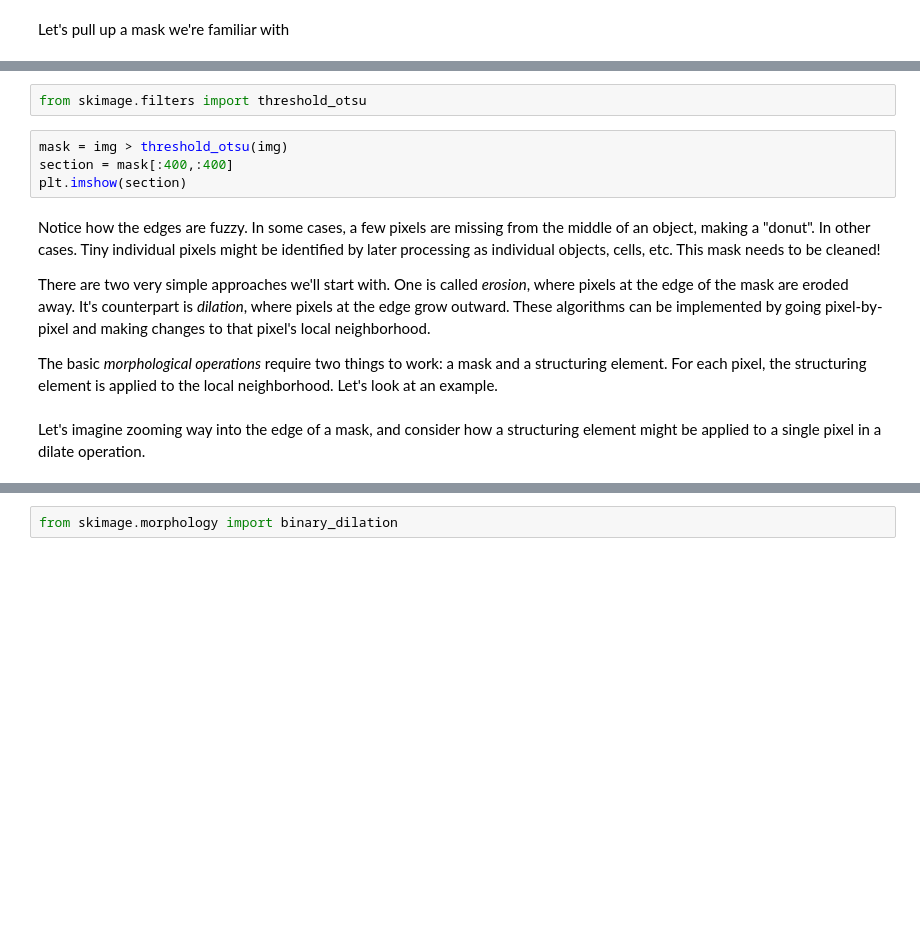
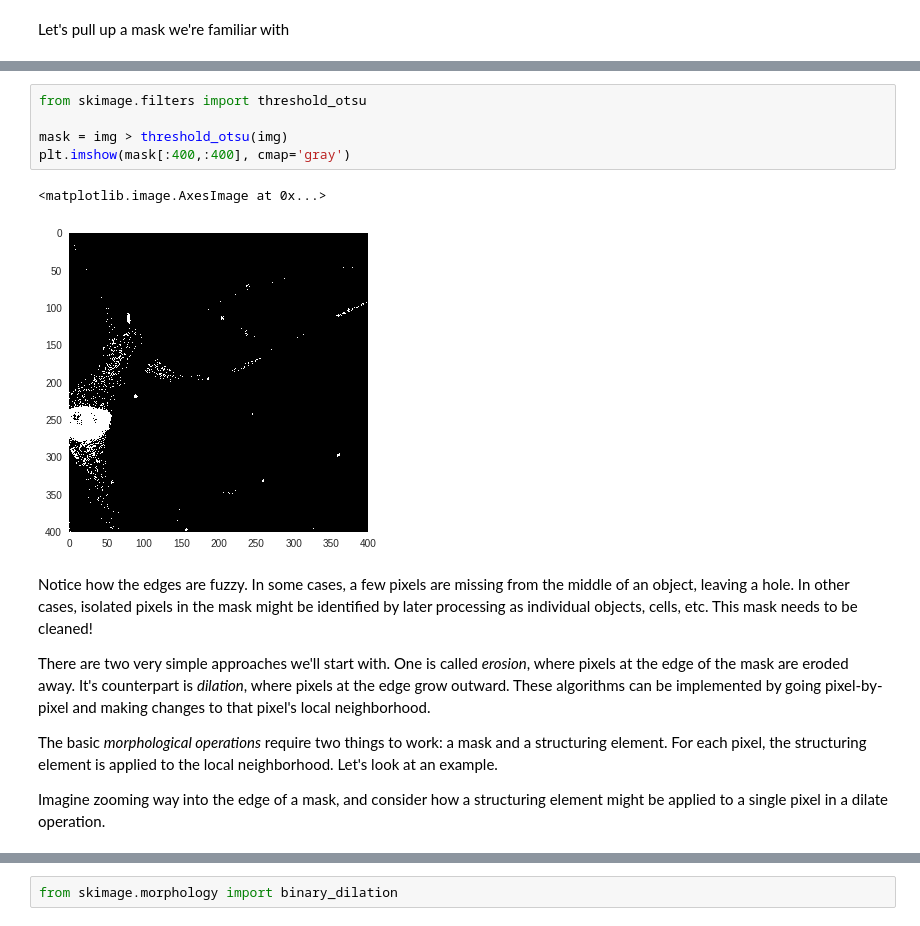
Before and after one commit to DataLucence/images, a Jupyter notebook: lessons/Lesson 5 Morphological Operations.ipynb, the cells around one changed output, grey strips where cells are left out. Saved outputs shown, nothing was run; the diff lists cells and outputs as text; blank space fills up the shorter version.

```diff
--- a/lessons/Lesson 5 Morphological Operations.ipynb
+++ b/lessons/Lesson 5 Morphological Operations.ipynb
@@ -35,17 +36,19 @@ plt.imshow(img, cmap = 'gray')
 # %%
 from skimage.filters import threshold_otsu
+
+mask = img > threshold_otsu(img)
+plt.imshow(mask[:400,:400], cmap='gray')
+# %% [output]
+<matplotlib.image.AxesImage at 0x...>
+[figure, added]
-# %%
-mask = img > threshold_otsu(img)
-section = mask[:400,:400]
-plt.imshow(section)
 # %% [markdown]
-Notice how the edges are fuzzy. In some cases, a few pixels are missing from the middle of an object, making a "donut". In other cases. Tiny individual pixels might be identified by later processing as individual objects, cells, etc. This mask needs to be cleaned!
+Notice how the edges are fuzzy. In some cases, a few pixels are missing from the middle of an object, leaving a hole. In other cases, isolated pixels in the mask might be identified by later processing as individual objects, cells, etc. This mask needs to be cleaned!
 
 There are two very simple approaches we'll start with. One is called _erosion_, where pixels at the edge of the mask are eroded away. It's counterpart is _dilation_, where pixels at the edge grow outward. These algorithms can be implemented by going pixel-by-pixel and making changes to that pixel's local neighborhood.
 
 The basic _morphological operations_ require two things to work: a mask and a structuring element. For each pixel, the structuring element is applied to the local neighborhood. Let's look at an example.
+
+Imagine zooming way into the edge of a mask, and consider how a structuring element might be applied to a single pixel in a dilate operation.
-# %% [markdown]
-Let's imagine zooming way into the edge of a mask, and consider how a structuring element might be applied to a single pixel in a dilate operation.
 # %%
 small_mask = np.array([[1, 0, 1, 0, 0],
                        [1, 1, 0, 0, 0],
```
Also changed, not shown: parts of 35 cells of this notebook.
